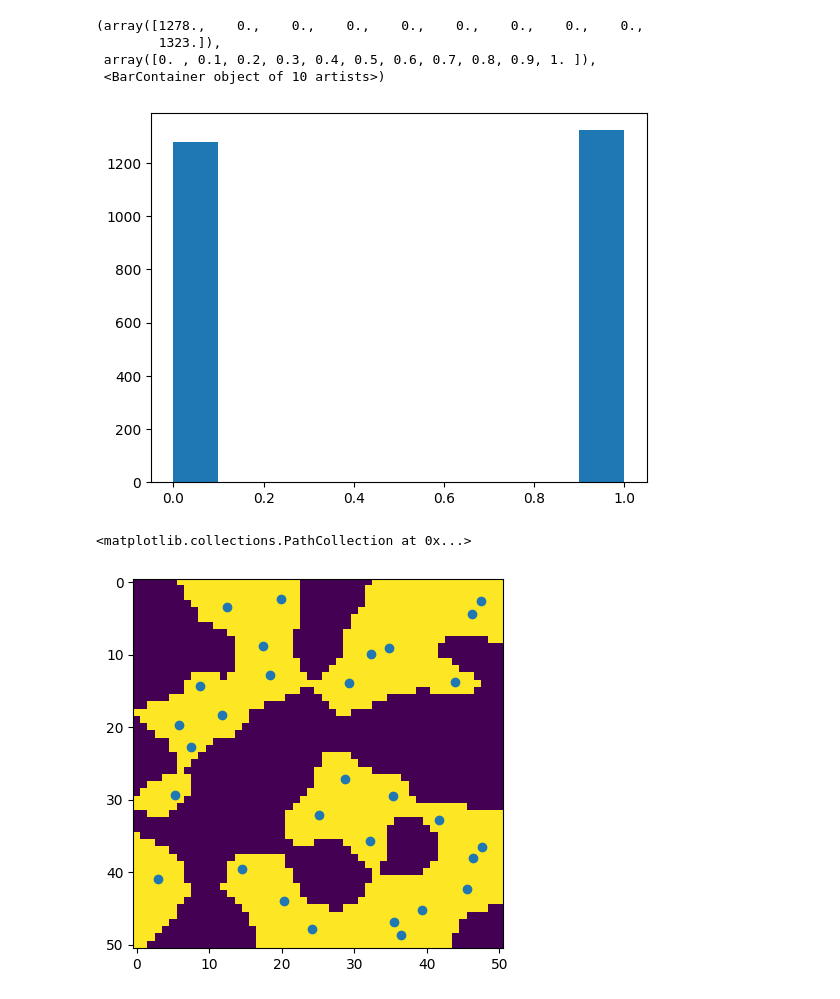
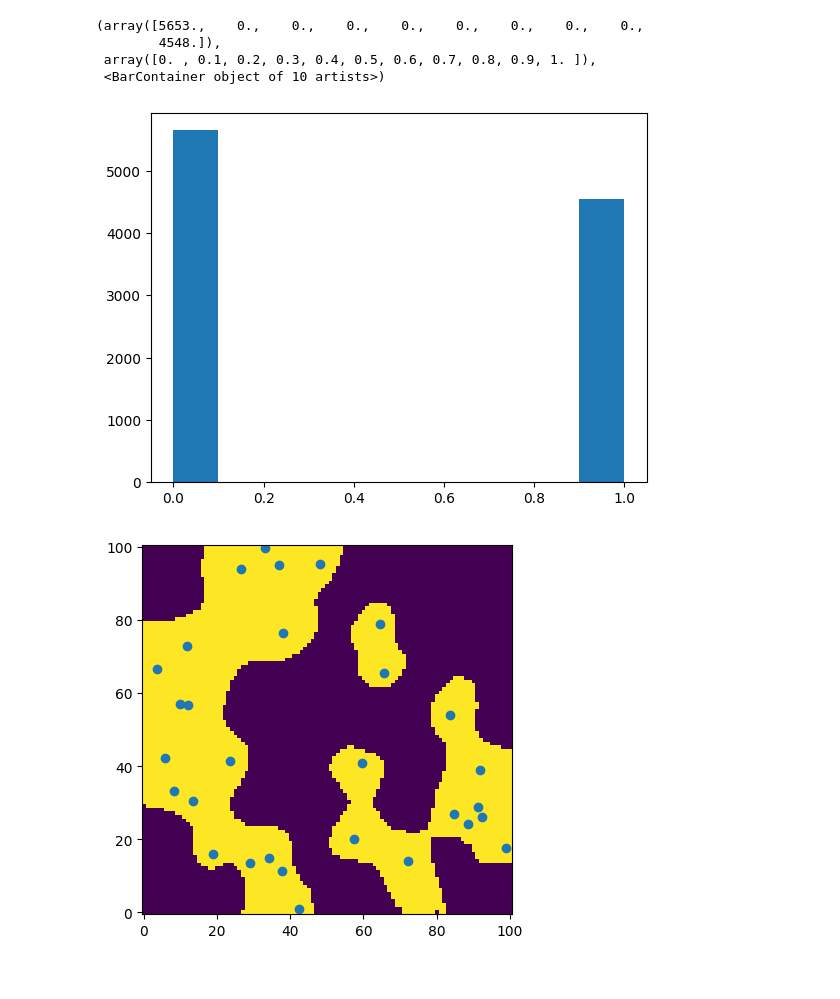
Before and after one commit to danillorobertopereira/fema, a Jupyter notebook: notebook/FEMaClustering3D.ipynb, the cells around one changed output. Drawn from its saved outputs; the diff is of its cells as text; code cells hidden in the pictures.

```diff
--- a/notebook/FEMaClustering3D.ipynb
+++ b/notebook/FEMaClustering3D.ipynb
@@ -289,7 +299,7 @@ x_min, x_max = 0, 100
 y_min, y_max = 0, 100
 
 # Definindo o passo
-step = 2
+step = 1
 
 # Gerando os pontos usando np.meshgrid
 x_values = np.arange(x_min, x_max + step, step)
@@ -362,15 +372,18 @@ pred_img = pred_img
 
 plt.hist(pred_img.ravel())
 # %% [output]
-(array([1278.,    0.,    0.,    0.,    0.,    0.,    0.,    0.,    0.,
-        1323.]),
+(array([5653.,    0.,    0.,    0.,    0.,    0.,    0.,    0.,    0.,
+        4548.]),
  array([0. , 0.1, 0.2, 0.3, 0.4, 0.5, 0.6, 0.7, 0.8, 0.9, 1. ]),
  <BarContainer object of 10 artists>)
-[figure, old version]
+[figure, new version]
 # %%
+
 plt.imshow(pred_img)
-plt.scatter(points[:,0]/2,points[:,1]/2)
+plt.scatter(points[:,0],points[:,1])
+plt.gca().invert_yaxis()
+
+plt.show()
 # %% [output]
-<matplotlib.collections.PathCollection at 0x...>
-[figure, old version]
+[figure, new version]
 # %%
```
Also changed, not shown: parts of 23 cells of this notebook, 2 other files.
